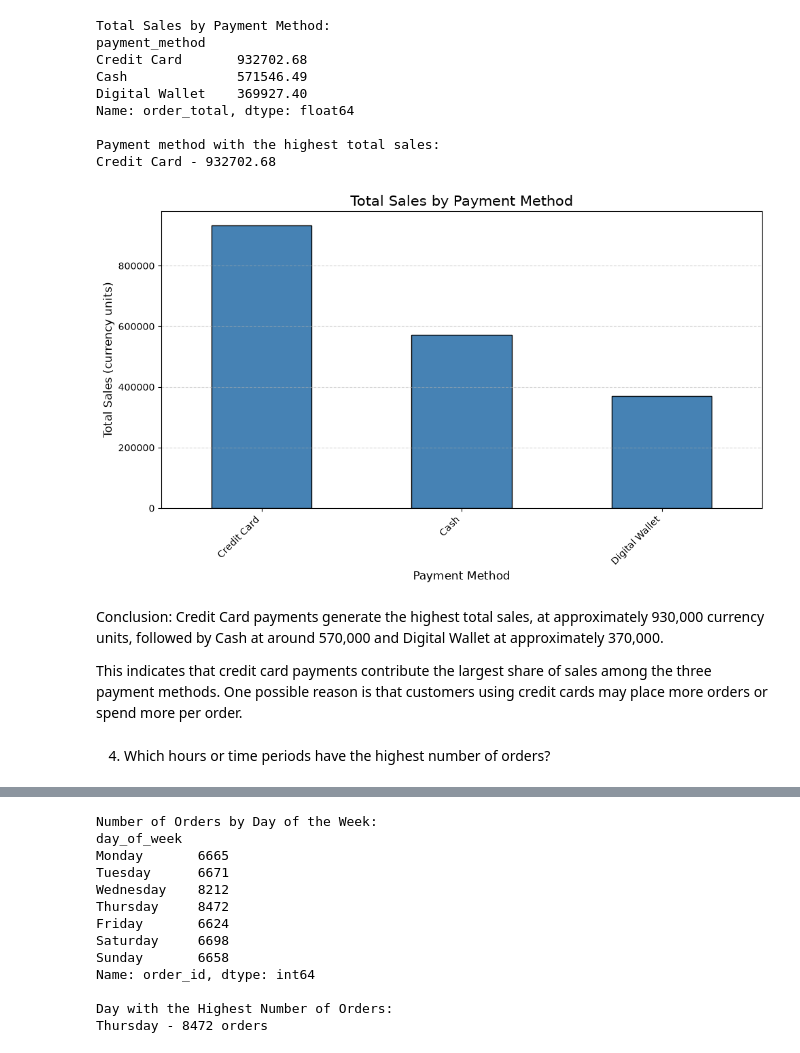
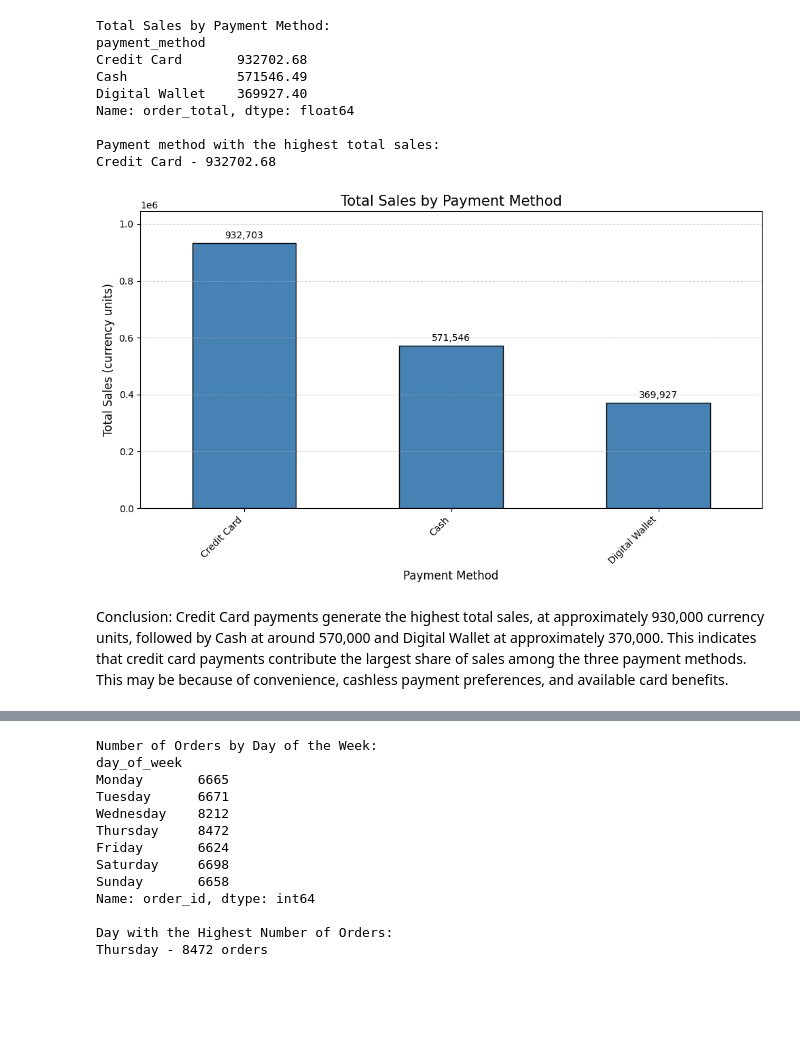
Before and after one commit to gokul-raj-c/Data-Science, a Jupyter notebook: EDA Project/Food_Delivery.ipynb, the cells around one changed output, grey strips where cells are left out. Cells and saved outputs as stored; diff of their text form; code cells hidden in the pictures; blank space fills up the shorter version.

```diff
--- a/EDA Project/Food_Delivery.ipynb
+++ b/EDA Project/Food_Delivery.ipynb
@@ -1022,24 +984,29 @@ Credit Card - 932702.68
 # %%
 plt.figure(figsize=(10, 6))
 
-payment_sales.plot(
+ax = payment_sales.plot(
     kind='bar',
     color='steelblue',
     edgecolor='black'
 )
 
 plt.title('Total Sales by Payment Method', fontsize=15)
 plt.xlabel('Payment Method', fontsize=12)
 plt.ylabel('Total Sales (currency units)', fontsize=12)
 plt.xticks(rotation=45, ha='right')
+
+# Display values above the bars
+ax.bar_label(
+    ax.containers[0],
+    labels=[f'{value:,.0f}' for value in payment_sales.values],
+    padding=3
+)
+
+plt.ylim(0, payment_sales.max() * 1.12)
 plt.grid(axis='y', linestyle='--', alpha=0.5)
 plt.tight_layout()
 plt.show()
 # %% [output]
-[figure, old version]
+[figure, new version]
 # %% [markdown]
-Conclusion: Credit Card payments generate the highest total sales, at approximately 930,000 currency units, followed by Cash at around 570,000 and Digital Wallet at approximately 370,000.
-
-This indicates that credit card payments contribute the largest share of sales among the three payment methods. One possible reason is that customers using credit cards may place more orders or spend more per order.
+Conclusion: Credit Card payments generate the highest total sales, at approximately 930,000 currency units, followed by Cash at around 570,000 and Digital Wallet at approximately 370,000. This indicates that credit card payments contribute the largest share of sales among the three payment methods. This may be because of convenience, cashless payment preferences, and available card benefits.
-# %% [markdown]
-4. Which hours or time periods have the highest number of orders?
```
Also changed, not shown: parts of 81 cells of this notebook, 1 other file.
